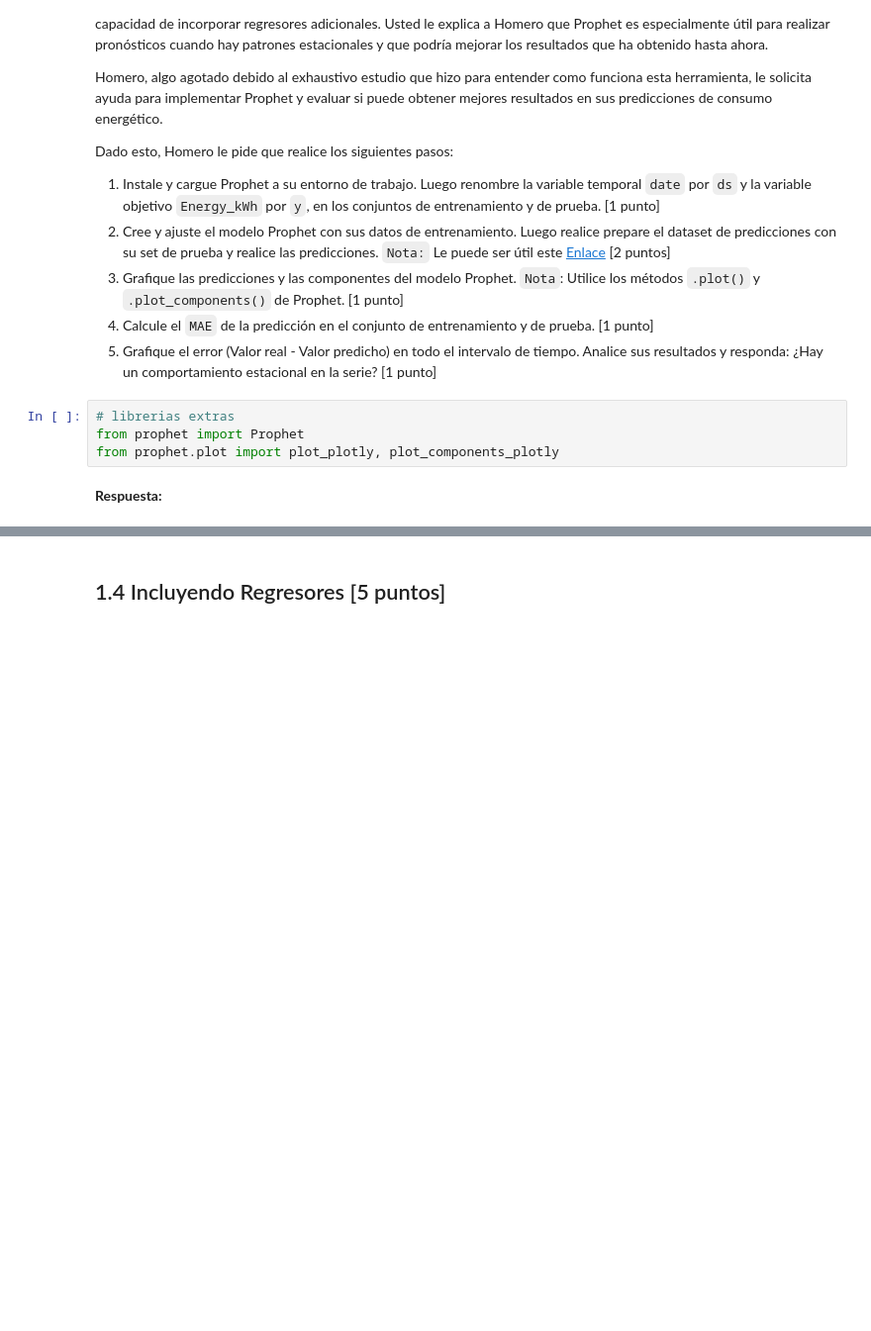
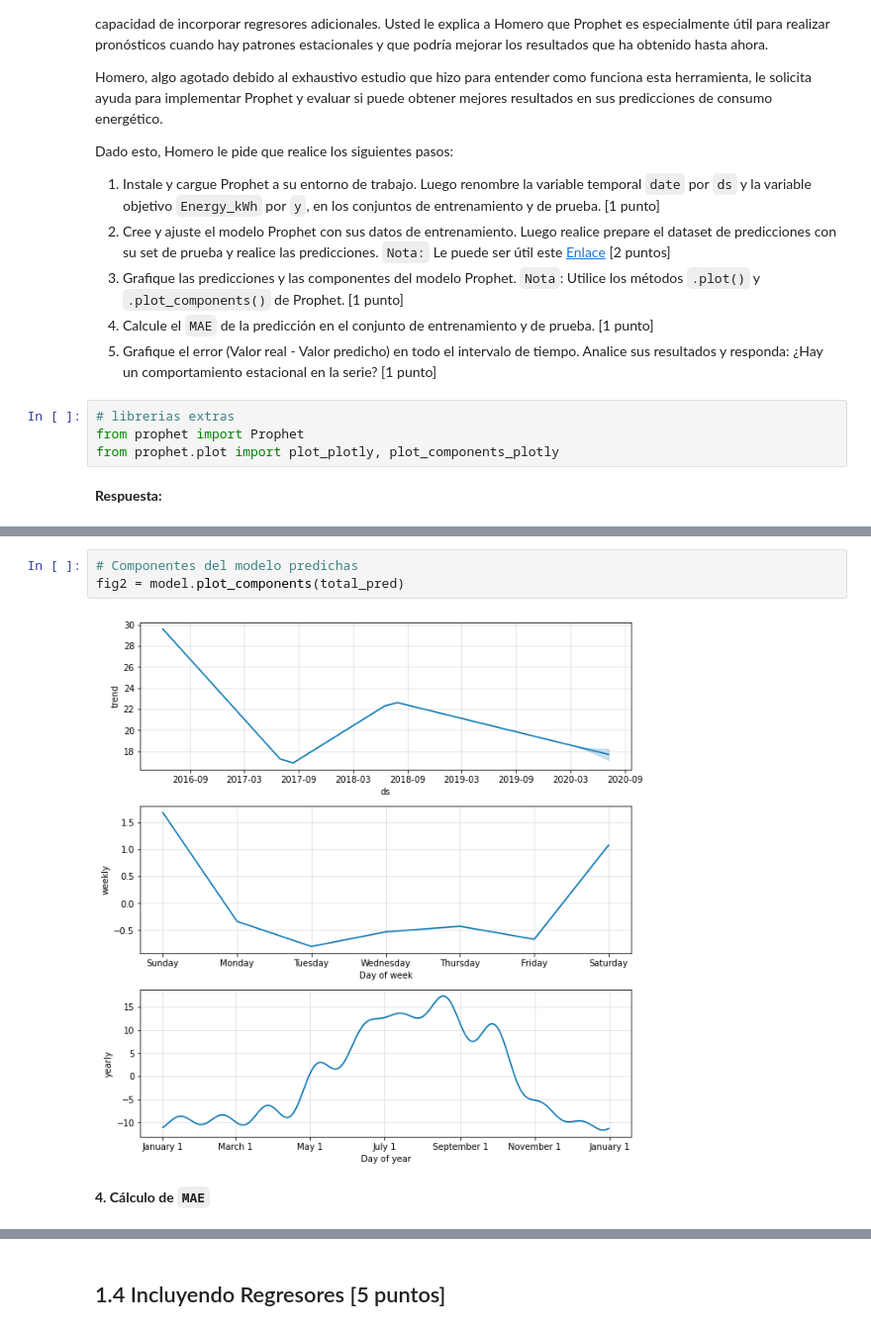
Before and after one commit to ElLuquitas/MDS7202-labs, a Jupyter notebook: lab8/Lab_8_Enunciado.ipynb, the cells around one changed output, grey strips where cells are left out. Shown at 99% size. Drawn from its saved outputs; the diff is of its cells as text; blank space fills up the shorter version.

```diff
--- a/lab8/Lab_8_Enunciado.ipynb
+++ b/lab8/Lab_8_Enunciado.ipynb
@@ -433,0 +525,7 @@ from prophet.plot import plot_plotly, plot_components_plotly
+# %%
+# Componentes del modelo predichas
+fig2 = model.plot_components(total_pred)
+# %% [output]
+[figure, added]
+# %% [markdown]
+**4. Cálculo de `MAE`**
```
Also changed, not shown: parts of 18 cells of this notebook.
